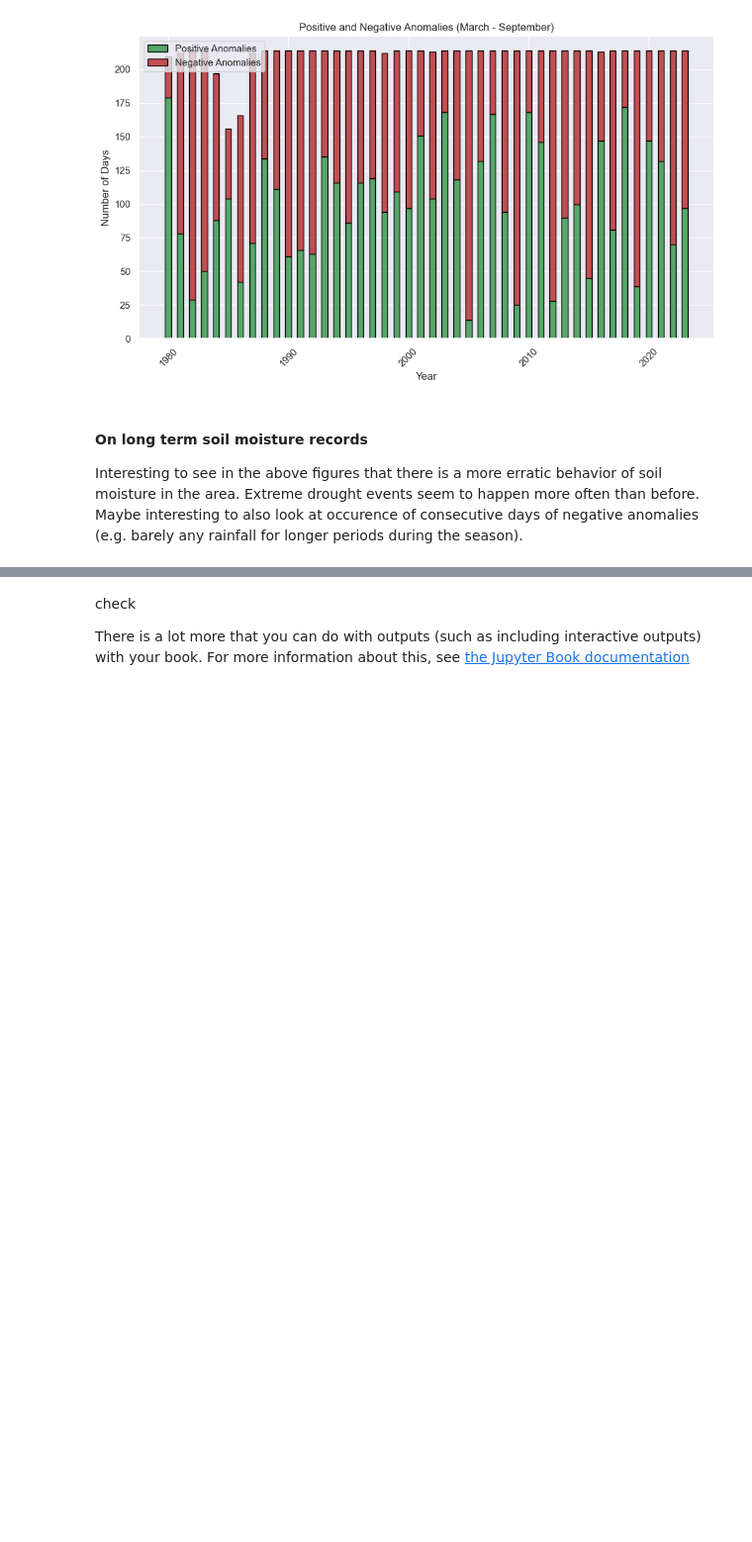
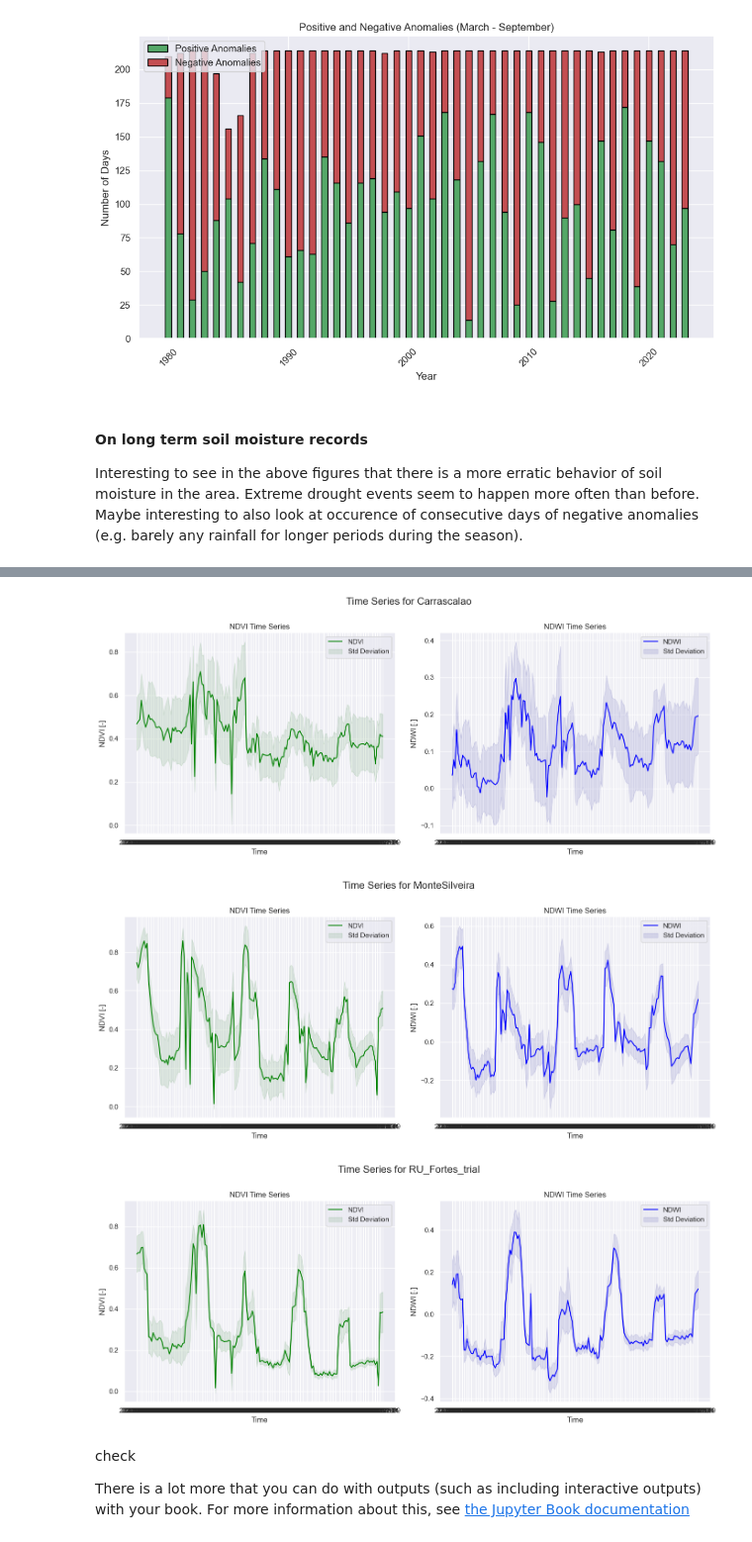
Before and after one commit to nadja1390/RAFIP, a Jupyter notebook: Climate_resilience.ipynb, the cells around one changed output, grey strips where cells are left out. Shown at 99% size. Drawn from its saved outputs; the diff is of its cells as text; code cells hidden in the pictures; blank space fills up the shorter version.

```diff
--- a/Climate_resilience.ipynb
+++ b/Climate_resilience.ipynb
@@ -178,0 +208,8 @@ plt.show()
+# %%
+# Path to the folder containing your CSVs
+folder_path = r'Data/regen_farms'
+
+# List all CSV files in the folder
+csv_files = [f for f in os.listdir(folder_path) if f.endswith('.csv')]
+
+print(csv_files)
@@ -179,3 +248,47 @@ plt.show()
+# %%
+
+# Plotting time series for each location
+for location, files in location_groups.items():
+    # Get the full path for both NDVI and NDWI files
+    ndvi_file = os.path.join(folder_path, files['NDVI'])
+    ndwi_file = os.path.join(folder_path, files['NDWI'])
+
+    # Load both CSVs into DataFrames
+    df_ndvi = pd.read_csv(ndvi_file, index_col='date')
+    df_ndwi = pd.read_csv(ndwi_file, index_col='date')
+
+#     # Ensure the 'time' column is in datetime format
+#     df_ndvi['time'] = pd.to_datetime(df_ndvi['time'])
+#     df_ndwi['time'] = pd.to_datetime(df_ndwi['time'])
+
+    # Create a figure with two subplots (one for NDVI and one for NDWI)
+    fig, axes = plt.subplots(1, 2, figsize=(14, 6))
+    fig.suptitle(f'Time Series for {location}', fontsize=16)
+
+    # Plot NDVI
+    axes[0].plot(df_ndvi.index, df_ndvi['NDVI_mean'].values, label='NDVI', color='green')
+    axes[0].fill_between(df_ndvi.index, df_ndvi["NDVI_mean"] - df_ndvi["NDVI_stdDev"], df_ndvi["NDVI_mean"] + df_ndvi["NDVI_stdDev"], color='darkgreen', alpha=0.1, label='Std Deviation')
+    axes[0].set_title('NDVI Time Series')
+    axes[0].set_xlabel('Time')
+    axes[0].set_ylabel('NDVI [-]')
+    axes[0].legend()
+
+    # Plot NDWI
+    axes[1].plot(df_ndwi.index, df_ndwi['NDWI_mean'].values, label='NDWI', color='blue')
+    axes[1].fill_between(df_ndwi.index, df_ndwi["NDWI_mean"] - df_ndwi["NDWI_stdDev"], df_ndwi["NDWI_mean"] + df_ndwi["NDWI_stdDev"], color='darkblue', alpha=0.1, label='Std Deviation')
+    axes[1].set_title('NDWI Time Series')
+    axes[1].set_xlabel('Time')
+    axes[1].set_ylabel('NDWI [-]')
+    axes[1].legend()
+
+    # Adjust layout
+    plt.tight_layout()
+    plt.subplots_adjust(top=0.85)  # Adjust the title to avoid overlap
+    plt.show()
+# %% [output]
+[figure, added]
+[figure, added]
+[figure, added]
 # %% [markdown]
 check
 
```
Also changed, not shown: parts of 7 cells of this notebook.
